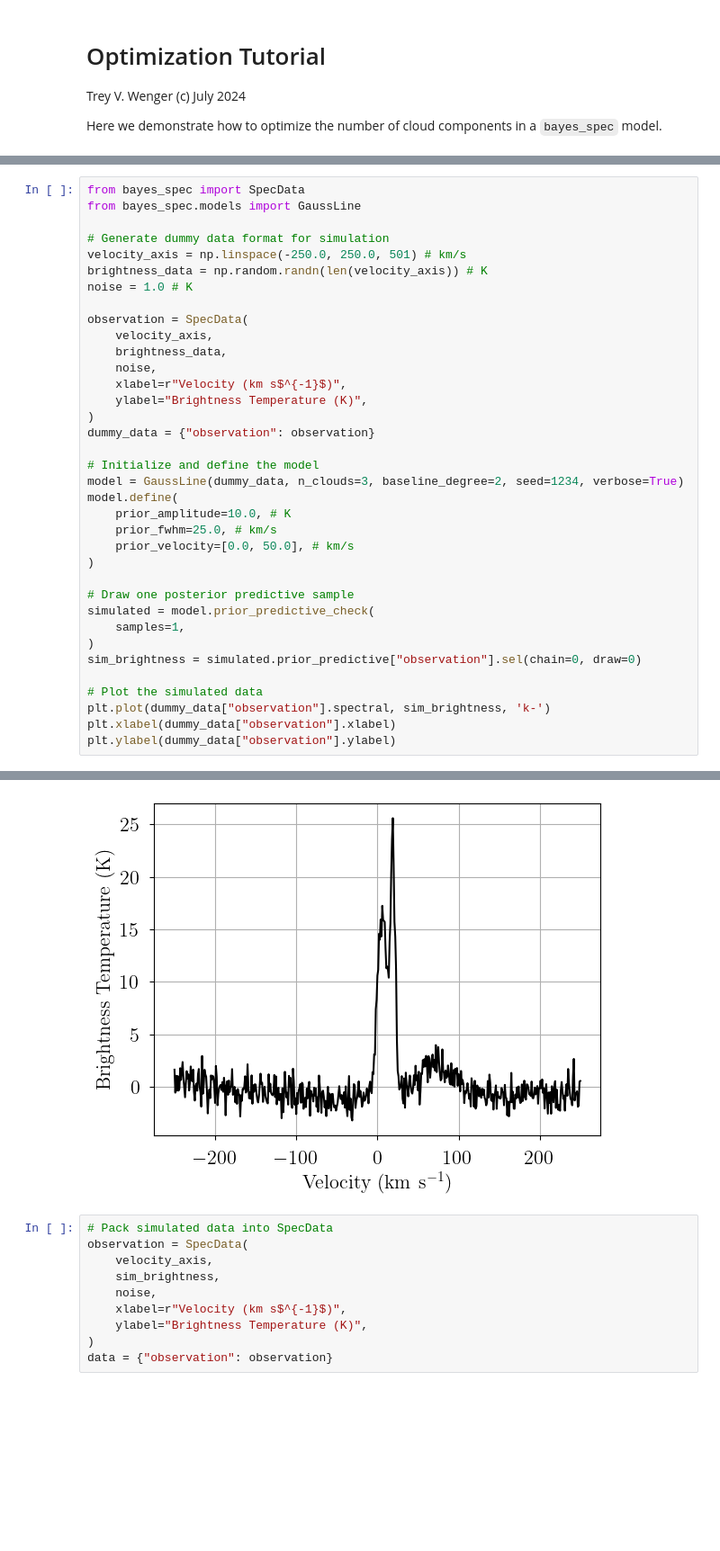
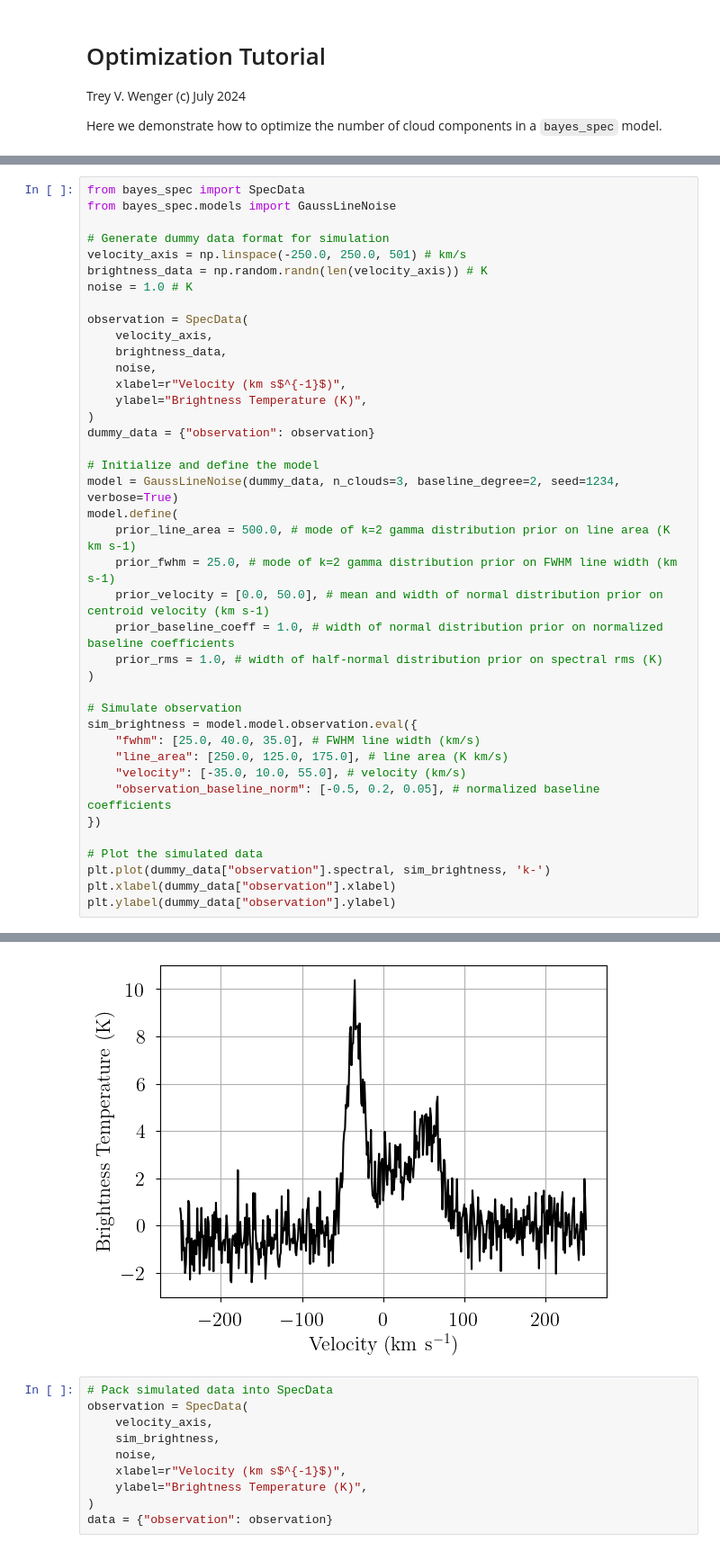
Before and after one commit to tvwenger/bayes_spec, a Jupyter notebook: examples/optimization.ipynb, the cells around one changed output, grey strips where cells are left out. Shown at 90% size. Saved outputs shown, nothing was run; the diff lists cells and outputs as text; blank space fills up the shorter version.

Commit message:
update models and examples

```diff
--- a/examples/optimization.ipynb
+++ b/examples/optimization.ipynb
@@ -40,6 +40,6 @@ Like in the basic tutorial, our model is a Gaussian line profile, except this ti
 # %%
 from bayes_spec import SpecData
-from bayes_spec.models import GaussLine
+from bayes_spec.models import GaussLineNoise
 
 # Generate dummy data format for simulation
 velocity_axis = np.linspace(-250.0, 250.0, 501) # km/s
@@ -56,18 +56,22 @@ observation = SpecData(
 dummy_data = {"observation": observation}
 
 # Initialize and define the model
-model = GaussLine(dummy_data, n_clouds=3, baseline_degree=2, seed=1234, verbose=True)
+model = GaussLineNoise(dummy_data, n_clouds=3, baseline_degree=2, seed=1234, verbose=True)
 model.define(
-    prior_amplitude=10.0, # K
-    prior_fwhm=25.0, # km/s
-    prior_velocity=[0.0, 50.0], # km/s
+    prior_line_area = 500.0, # mode of k=2 gamma distribution prior on line area (K km s-1)
+    prior_fwhm = 25.0, # mode of k=2 gamma distribution prior on FWHM line width (km s-1)
+    prior_velocity = [0.0, 50.0], # mean and width of normal distribution prior on centroid velocity (km s-1)
+    prior_baseline_coeff = 1.0, # width of normal distribution prior on normalized baseline coefficients
+    prior_rms = 1.0, # width of half-normal distribution prior on spectral rms (K)
 )
 
-# Draw one posterior predictive sample
-simulated = model.prior_predictive_check(
-    samples=1,
-)
-sim_brightness = simulated.prior_predictive["observation"].sel(chain=0, draw=0)
+# Simulate observation
+sim_brightness = model.model.observation.eval({
+    "fwhm": [25.0, 40.0, 35.0], # FWHM line width (km/s)
+    "line_area": [250.0, 125.0, 175.0], # line area (K km/s)
+    "velocity": [-35.0, 10.0, 55.0], # velocity (km/s)
+    "observation_baseline_norm": [-0.5, 0.2, 0.05], # normalized baseline coefficients
+})
 
 # Plot the simulated data
 plt.plot(dummy_data["observation"].spectral, sim_brightness, 'k-')
@@ -79,4 +82,4 @@ Text(0, 0.5, 'Brightness Temperature (K)')
-[figure, old version]
+[figure, new version]
 # %%
 # Pack simulated data into SpecData
 observation = SpecData(
```
Also changed, not shown: parts of 16 cells of this notebook, 20 other files.
